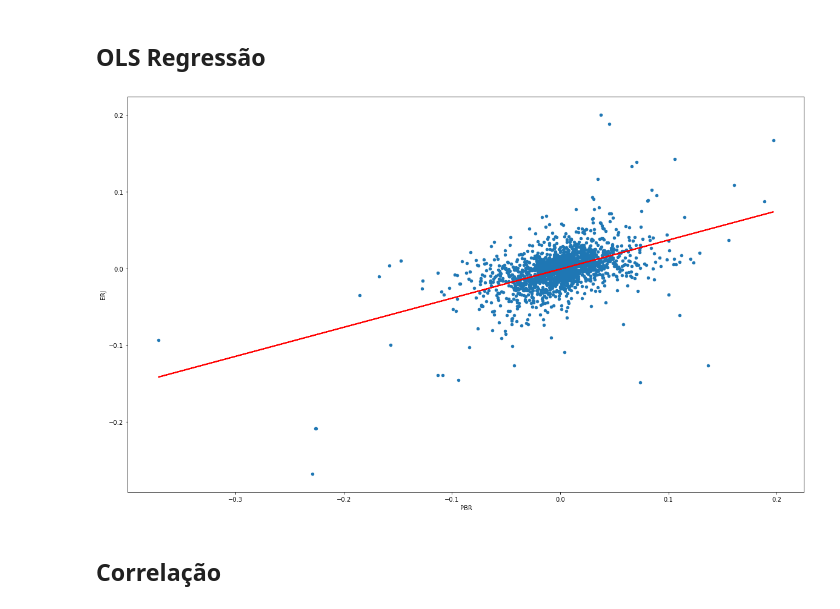
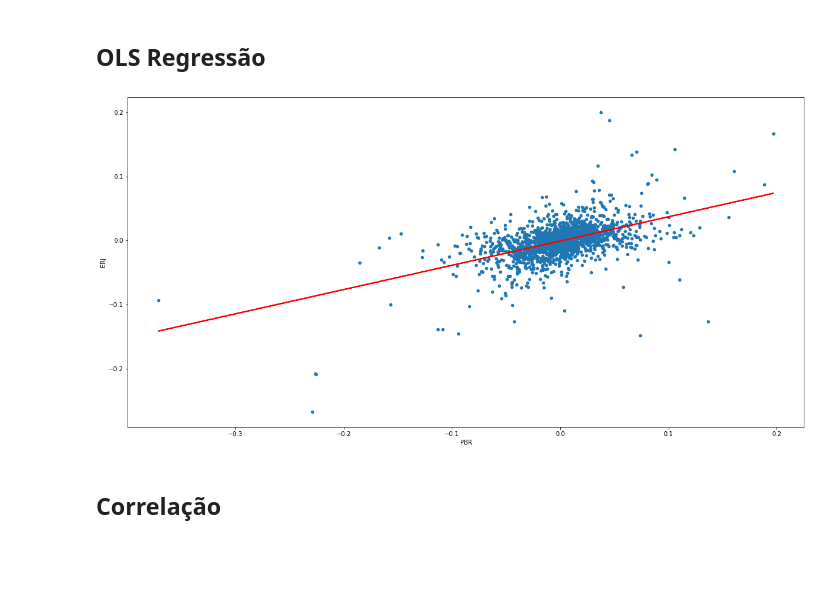
Before and after one commit to FGalvao77/Analise-de-correlacao-com-dados-financeiros, a Jupyter notebook: Análise_de_correlação_com_dados_financeiros.ipynb, the cells around one changed output. Drawn from its saved outputs; the diff is of its cells as text; code cells hidden in the pictures; blank space fills up the shorter version.

```diff
--- a/Análise_de_correlação_com_dados_financeiros.ipynb
+++ b/Análise_de_correlação_com_dados_financeiros.ipynb
@@ -186,13 +186,13 @@ pd.plotting.scatter_matrix(rets,
 # %%
 # gráfico de regressão
 reg = np.polyfit(rets[data_1],
                  rets[data_2],
                  deg=1)
 
-ax = rets.plot(kind='scatter', x=data_1, y=data_2, figsize=(20,12))
+ax = rets.plot(kind='scatter', x=data_1, y=data_2, figsize=(20,10))
 ax.plot(rets[data_1], np.polyval(reg, rets[data_1]), 'r', lw=2);
 # %% [output]
-[figure, old version]
+[figure, new version]
 # %% [markdown]
 ## **Correlação**
 # %%
```
Also changed, not shown: parts of 6 cells of this notebook.
